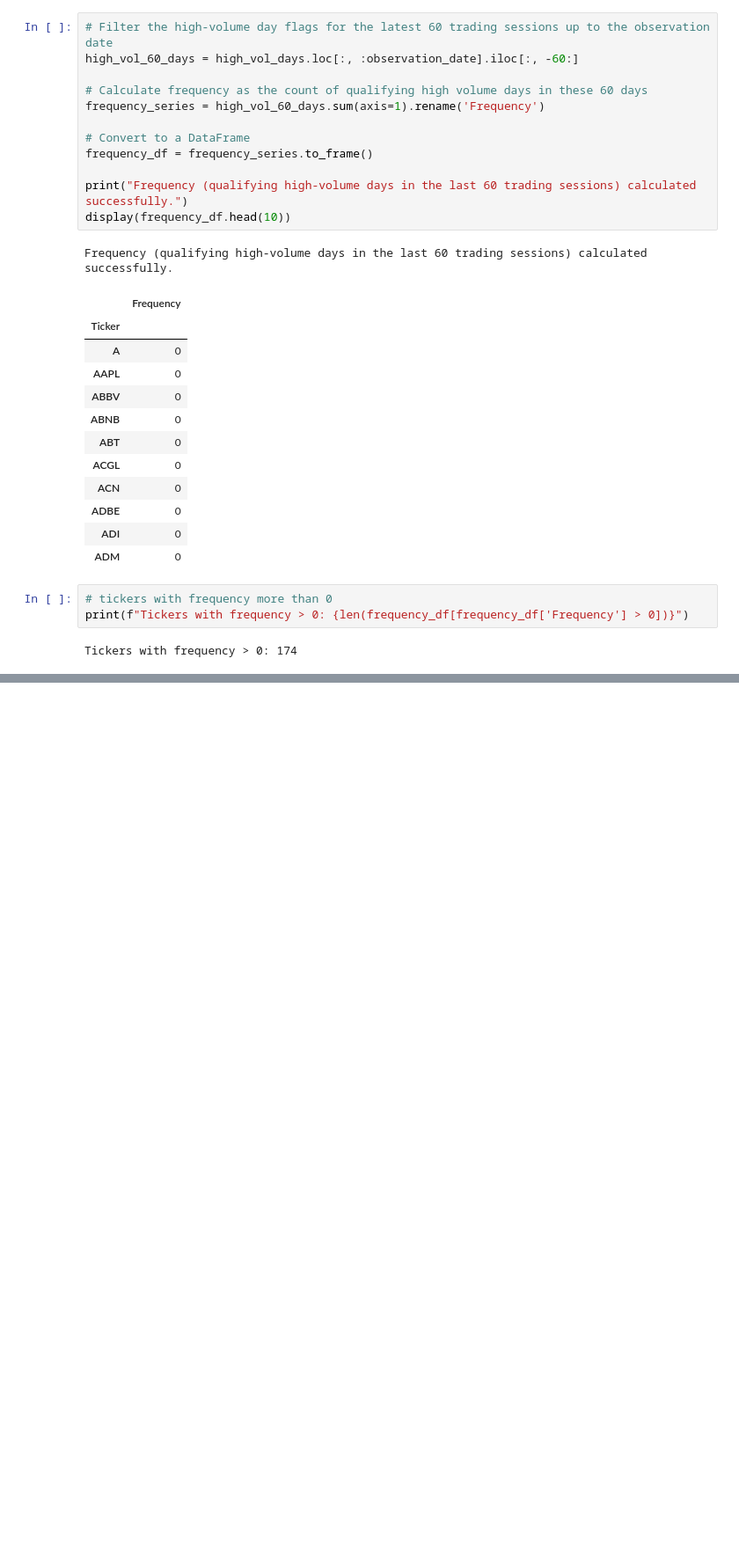
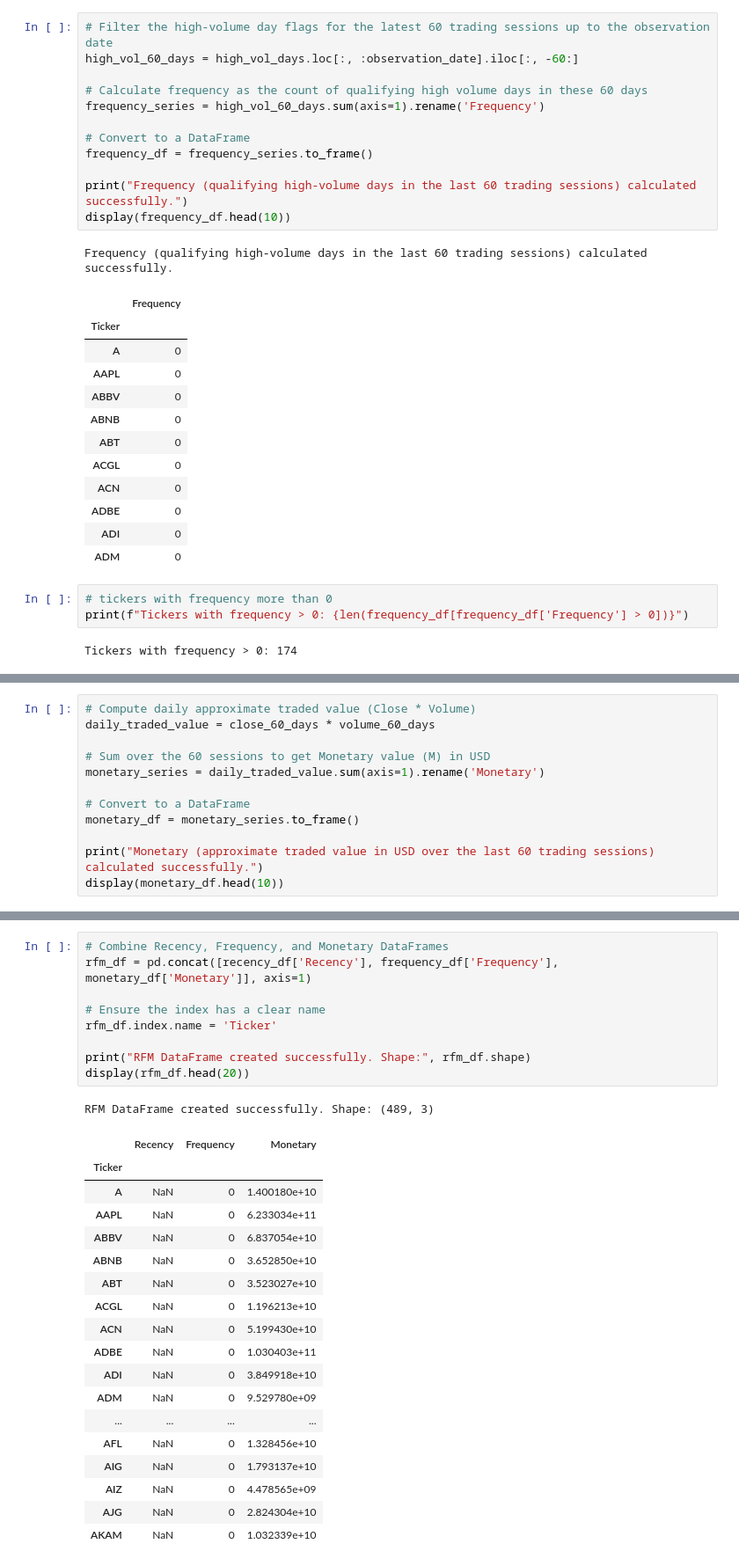
Before and after one commit to Govindu-Sathruwan/CRM-CM-CW1, a Jupyter notebook: CRM_&_CM_CW1.ipynb, the cells around one changed output, grey strips where cells are left out. Shown at 88% size. Drawn from its saved outputs; the diff is of its cells as text; blank space fills up the shorter version.

Commit message:
Calculate Monetary and combined RFM

```diff
--- a/CRM_&_CM_CW1.ipynb
+++ b/CRM_&_CM_CW1.ipynb
@@ -527,0 +530,12 @@ Tickers with frequency > 0: 174
+# %%
+# Compute daily approximate traded value (Close * Volume)
+daily_traded_value = close_60_days * volume_60_days
+
+# Sum over the 60 sessions to get Monetary value (M) in USD
+monetary_series = daily_traded_value.sum(axis=1).rename('Monetary')
+
+# Convert to a DataFrame
+monetary_df = monetary_series.to_frame()
+
+print("Monetary (approximate traded value in USD over the last 60 trading sessions) calculated successfully.")
+display(monetary_df.head(10))
@@ -527,0 +556,29 @@ Tickers with frequency > 0: 174
+# %%
+# Combine Recency, Frequency, and Monetary DataFrames
+rfm_df = pd.concat([recency_df['Recency'], frequency_df['Frequency'], monetary_df['Monetary']], axis=1)
+
+# Ensure the index has a clear name
+rfm_df.index.name = 'Ticker'
+
+print("RFM DataFrame created successfully. Shape:", rfm_df.shape)
+display(rfm_df.head(20))
+# %% [output]
+RFM DataFrame created successfully. Shape: (489, 3)
+|  | Recency | Frequency | Monetary |
+| Ticker |  |  |  |
+| A | NaN | 0 | 1.400180e+10 |
+| AAPL | NaN | 0 | 6.233034e+11 |
+| ABBV | NaN | 0 | 6.837054e+10 |
+| ABNB | NaN | 0 | 3.652850e+10 |
+| ABT | NaN | 0 | 3.523027e+10 |
+| ACGL | NaN | 0 | 1.196213e+10 |
+| ACN | NaN | 0 | 5.199430e+10 |
+| ADBE | NaN | 0 | 1.030403e+11 |
+| ADI | NaN | 0 | 3.849918e+10 |
+| ADM | NaN | 0 | 9.529780e+09 |
+| ... | ... | ... | ... |
+| AFL | NaN | 0 | 1.328456e+10 |
+| AIG | NaN | 0 | 1.793137e+10 |
+| AIZ | NaN | 0 | 4.478565e+09 |
+| AJG | NaN | 0 | 2.824304e+10 |
+| AKAM | NaN | 0 | 1.032339e+10 |
```
Also changed, not shown: parts of 2 cells of this notebook.
